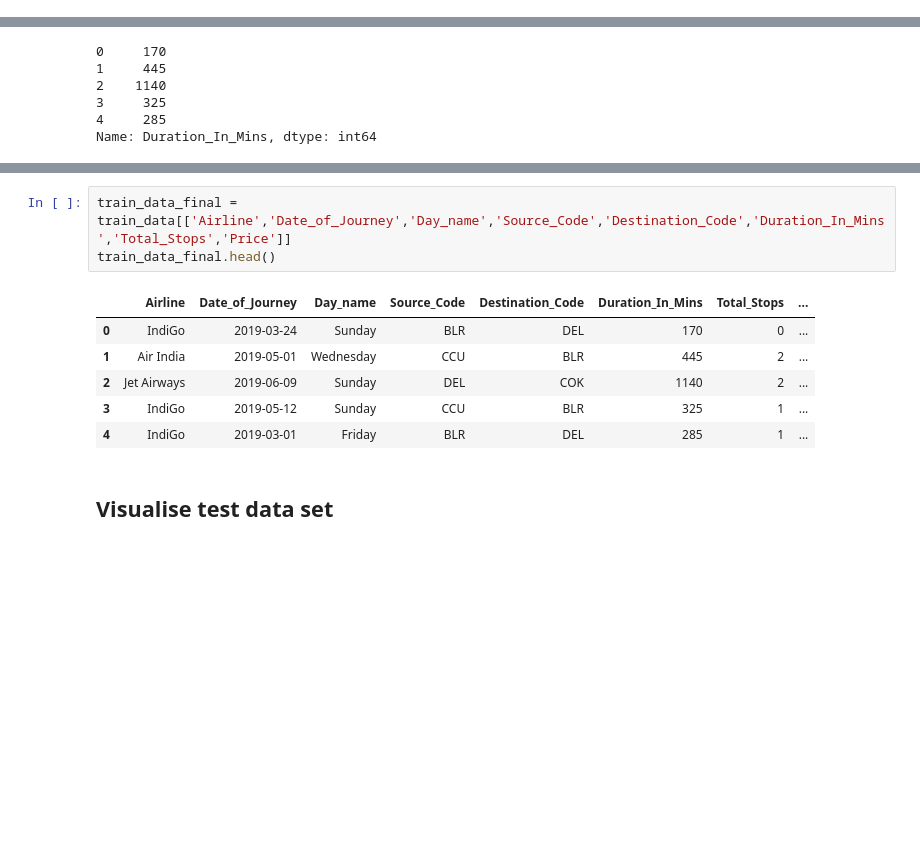
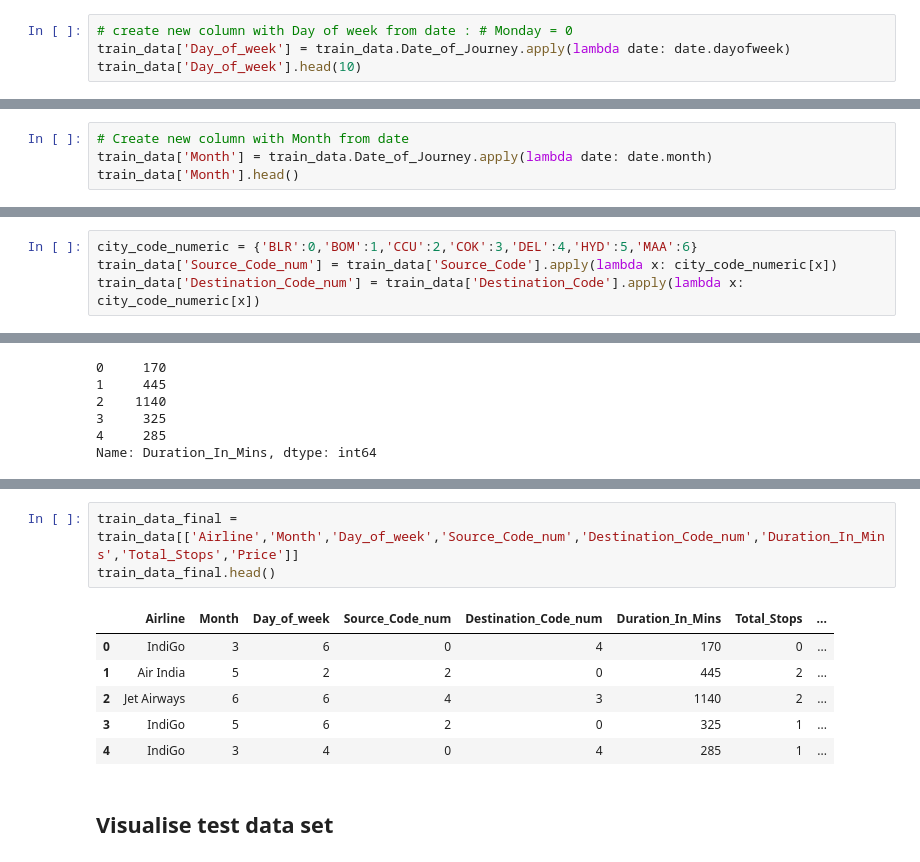
Before and after one commit to bheemlabs/ml_projects, a Jupyter notebook: Hackathon/Python/MachineHack/PredictTheFlightTicketPrice/PredictTheFlightTicketPrice.ipynb, the cells around one changed output, grey strips where cells are left out. Drawn from its saved outputs; the diff is of its cells as text; blank space fills up the shorter version.

```diff
--- a/Hackathon/Python/MachineHack/PredictTheFlightTicketPrice/PredictTheFlightTicketPrice.ipynb
+++ b/Hackathon/Python/MachineHack/PredictTheFlightTicketPrice/PredictTheFlightTicketPrice.ipynb
@@ -207 +206,5 @@ train_data['Day_name'].head()
 Name: Day_name, dtype: object
+# %%
+# create new column with Day of week from date : # Monday = 0
+train_data['Day_of_week'] = train_data.Date_of_Journey.apply(lambda date: date.dayofweek)
+train_data['Day_of_week'].head(10)
@@ -207,0 +223,4 @@ Name: Day_name, dtype: object
+# %%
+# Create new column with Month from date
+train_data['Month'] = train_data.Date_of_Journey.apply(lambda date: date.month)
+train_data['Month'].head()
@@ -339,3 +374,7 @@ BLR    2197
 BOM     697
 MAA     381
 Name: Source_Code, dtype: int64
+# %%
+city_code_numeric = {'BLR':0,'BOM':1,'CCU':2,'COK':3,'DEL':4,'HYD':5,'MAA':6}
+train_data['Source_Code_num'] = train_data['Source_Code'].apply(lambda x: city_code_numeric[x])
+train_data['Destination_Code_num'] = train_data['Destination_Code'].apply(lambda x: city_code_numeric[x])
@@ -527,13 +550,13 @@ train_data.describe()
 # %%
-train_data_final = train_data[['Airline','Date_of_Journey','Day_name','Source_Code','Destination_Code','Duration_In_Mins','Total_Stops','Price']]
+train_data_final = train_data[['Airline','Month','Day_of_week','Source_Code_num','Destination_Code_num','Duration_In_Mins','Total_Stops','Price']]
 train_data_final.head()
 # %% [output]
-|  | Airline | Date_of_Journey | Day_name | Source_Code | Destination_Code | Duration_In_Mins | Total_Stops | ... |
-| 0 | IndiGo | 2019-03-24 | Sunday | BLR | DEL | 170 | 0 | ... |
-| 1 | Air India | 2019-05-01 | Wednesday | CCU | BLR | 445 | 2 | ... |
-| 2 | Jet Airways | 2019-06-09 | Sunday | DEL | COK | 1140 | 2 | ... |
-| 3 | IndiGo | 2019-05-12 | Sunday | CCU | BLR | 325 | 1 | ... |
-| 4 | IndiGo | 2019-03-01 | Friday | BLR | DEL | 285 | 1 | ... |
+|  | Airline | Month | Day_of_week | Source_Code_num | Destination_Code_num | Duration_In_Mins | Total_Stops | ... |
+| 0 | IndiGo | 3 | 6 | 0 | 4 | 170 | 0 | ... |
+| 1 | Air India | 5 | 2 | 2 | 0 | 445 | 2 | ... |
+| 2 | Jet Airways | 6 | 6 | 4 | 3 | 1140 | 2 | ... |
+| 3 | IndiGo | 5 | 6 | 2 | 0 | 325 | 1 | ... |
+| 4 | IndiGo | 3 | 4 | 0 | 4 | 285 | 1 | ... |
 # %% [markdown]
 ## Visualise test data set
 # %%
```
Also changed, not shown: parts of 24 cells of this notebook, 1 other file.
